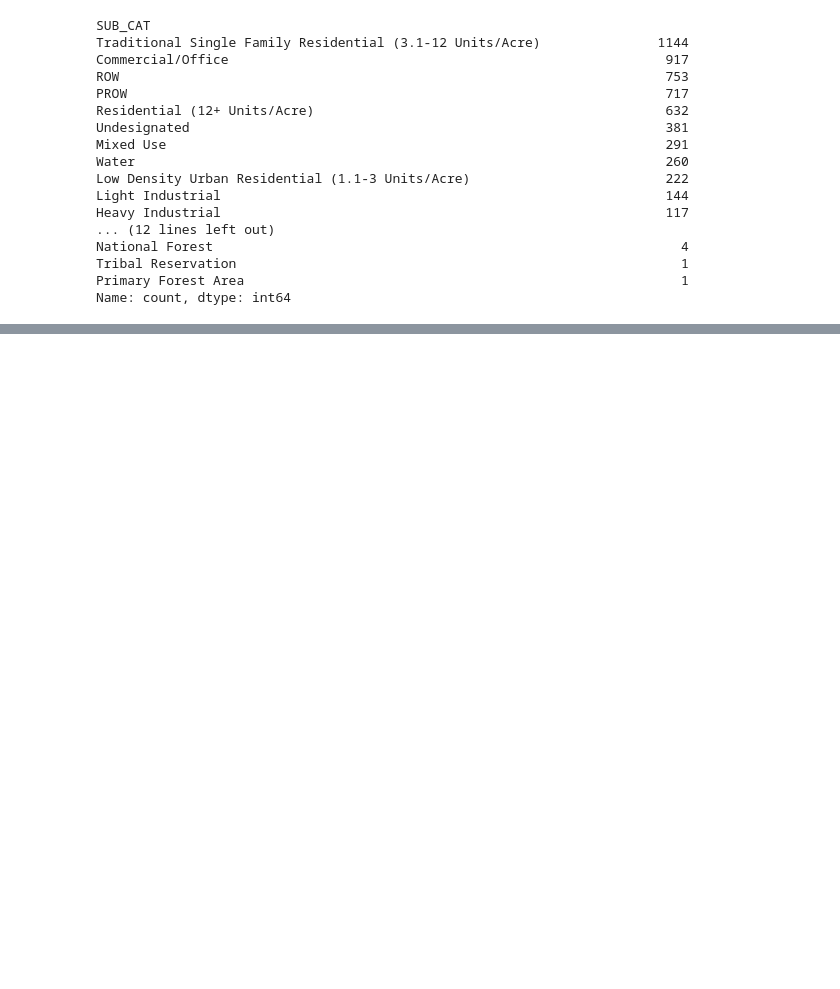
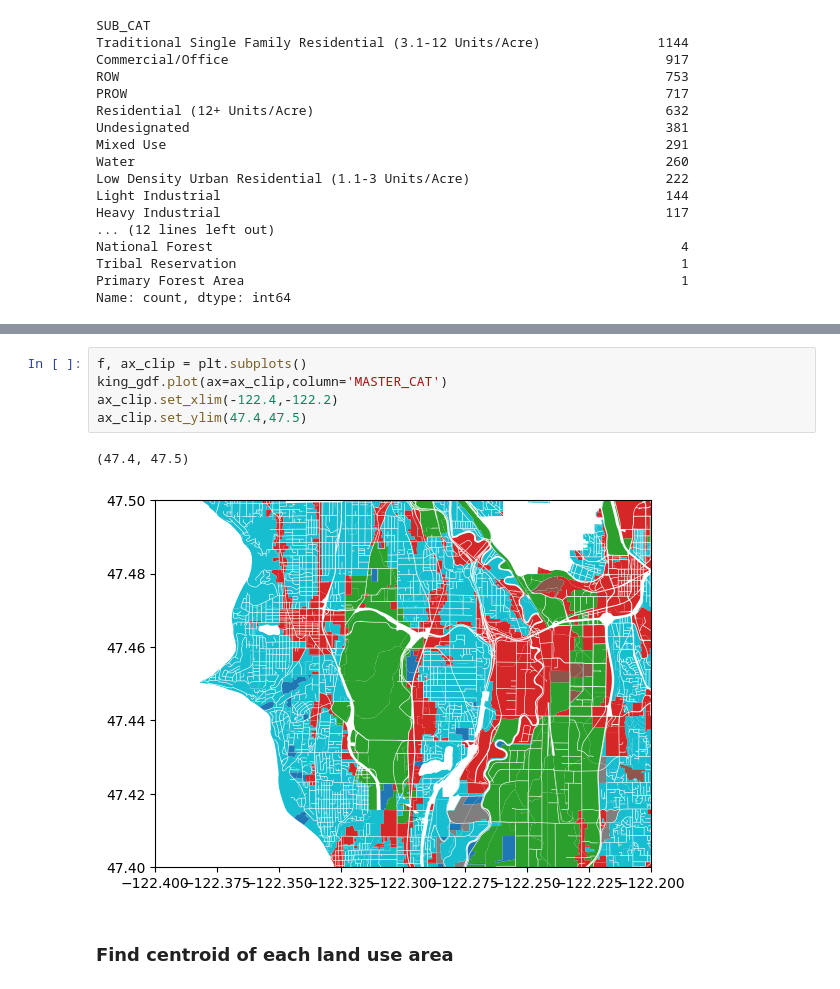
Before and after one commit to UW-GDA/land-use-travel-patterns, a Jupyter notebook: land_use_visualize.ipynb, the cells around one changed output, grey strips where cells are left out. Cells and saved outputs as stored; diff of their text form; blank space fills up the shorter version.

```diff
--- a/land_use_visualize.ipynb
+++ b/land_use_visualize.ipynb
@@ -112,0 +185,10 @@ Name: count, dtype: int64
+# %%
+f, ax_clip = plt.subplots()
+king_gdf.plot(ax=ax_clip,column='MASTER_CAT')
+ax_clip.set_xlim(-122.4,-122.2)
+ax_clip.set_ylim(47.4,47.5)
+# %% [output]
+(47.4, 47.5)
+[figure, added]
+# %% [markdown]
+### Find centroid of each land use area
```
Also changed, not shown: parts of 32 cells of this notebook, 1 other file.
